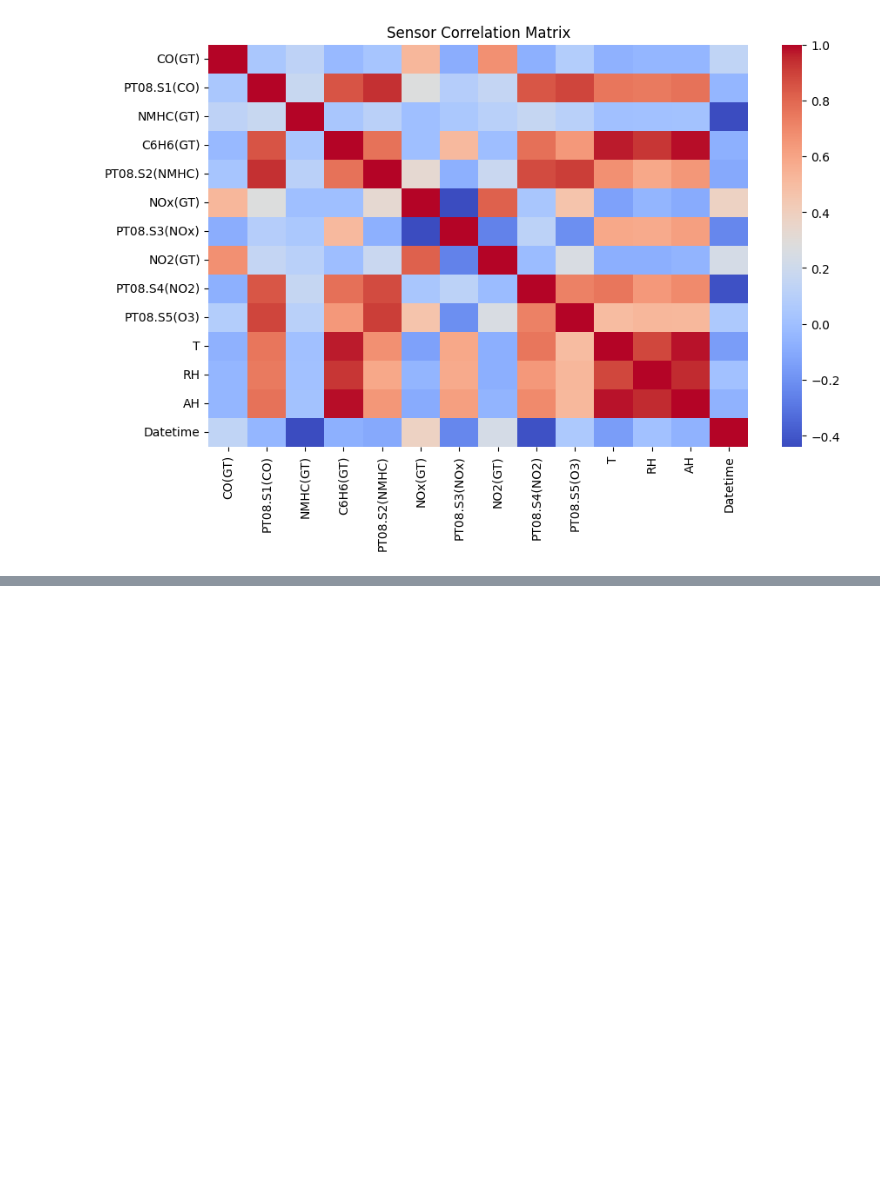
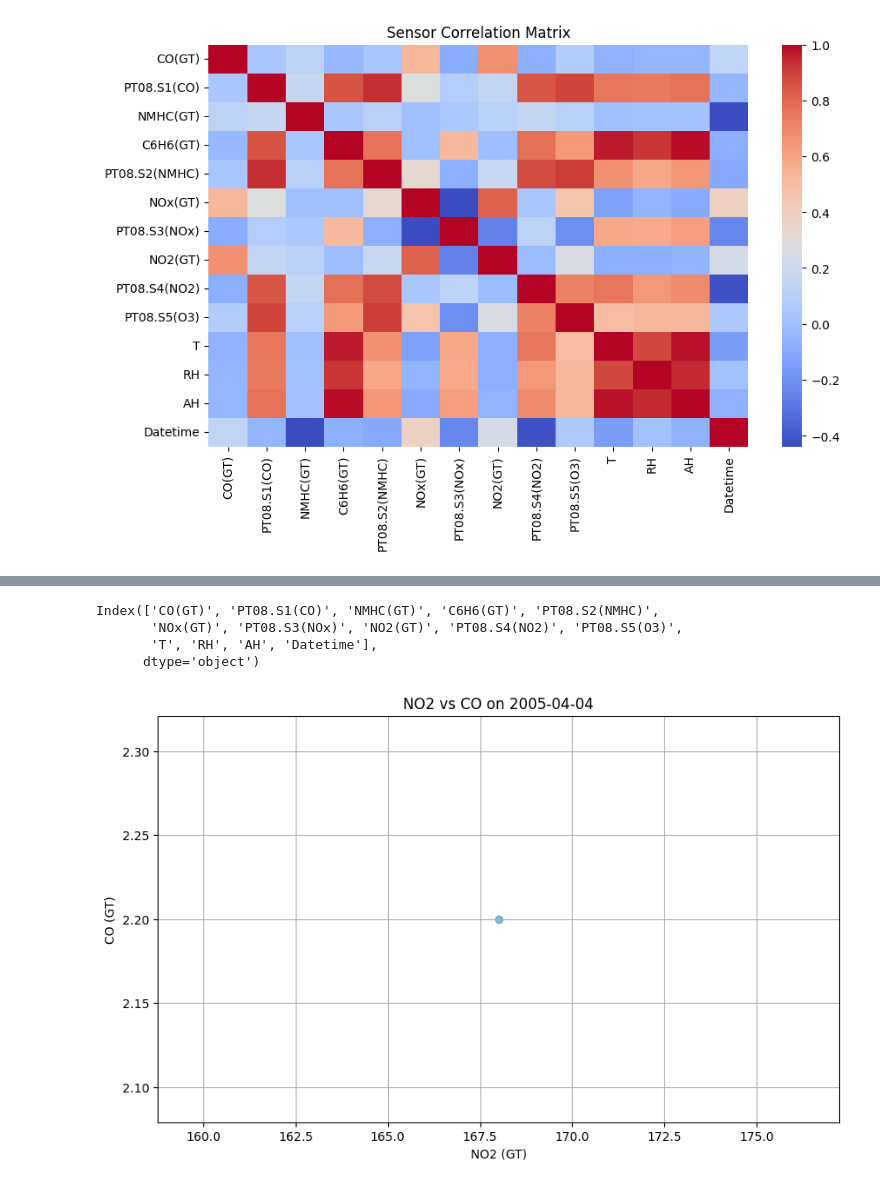
Before and after one commit to 20saksham03/Airquality, a Jupyter notebook: week1_project.ipynb, the cells around one changed output, grey strips where cells are left out. Cells and saved outputs as stored; diff of their text form; code cells hidden in the pictures; blank space fills up the shorter version.

```diff
--- a/week1_project.ipynb
+++ b/week1_project.ipynb
@@ -32,3 +32,2 @@ df = df.drop(columns=['Unnamed: 15', 'Unnamed: 16'])
 # %%
-df = df.dropna(subset=['Date', 'Time'])
-df = df.fillna(df.mean(numeric_only=True))
+print(df.columns.tolist())
@@ -35,6 +36,3 @@ df = df.fillna(df.mean(numeric_only=True))
-# %%
-df['Datetime'] = pd.to_datetime(df['Date'] + ' ' + df['Time'], errors='coerce')
-df = df.drop(columns=['Date', 'Time'])  # Remove old columns
 # %%
 plt.figure(figsize=(12,6))
 plt.plot(df['Datetime'], df['CO(GT)'], label='CO Concentration')
@@ -54,0 +103,22 @@ plt.show()
+# %%
+print(df.columns)
+# %% [output]
+Index(['CO(GT)', 'PT08.S1(CO)', 'NMHC(GT)', 'C6H6(GT)', 'PT08.S2(NMHC)',
+       'NOx(GT)', 'PT08.S3(NOx)', 'NO2(GT)', 'PT08.S4(NO2)', 'PT08.S5(O3)',
+       'T', 'RH', 'AH', 'Datetime'],
+      dtype='object')
+# %%
+df['Datetime'] = pd.to_datetime(df['Datetime'], errors='coerce')
+# %%
+latest_date = df['Datetime'].max()
+df_latest = df[df['Datetime'] == latest_date]
+# %%
+plt.figure(figsize=(10,6))
+plt.scatter(df_latest['NO2(GT)'], df_latest['CO(GT)'], alpha=0.5)
+plt.xlabel("NO2 (GT)")
+plt.ylabel("CO (GT)")
+plt.title(f"NO2 vs CO on {latest_date.date()}")
+plt.grid(True)
+plt.show()
+# %% [output]
+[figure, added]
```
Also changed, not shown: parts of 11 cells of this notebook.
